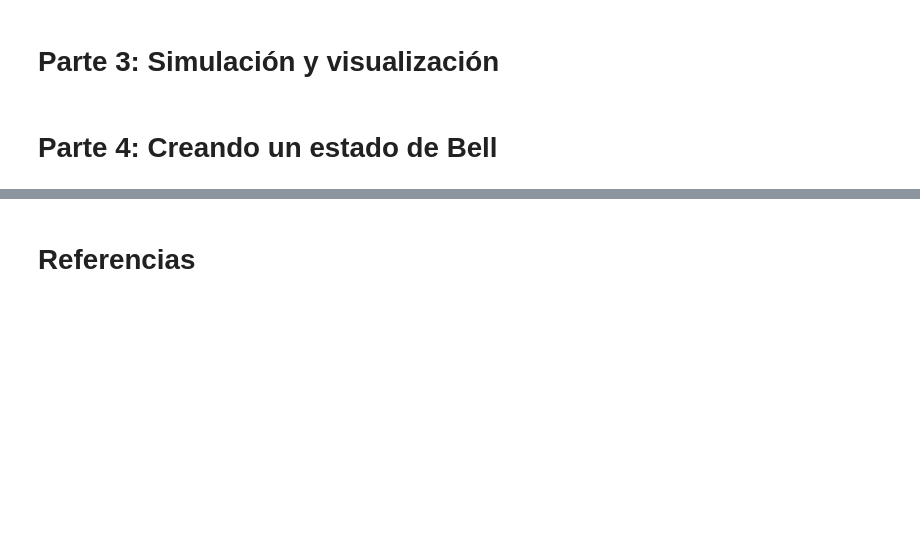
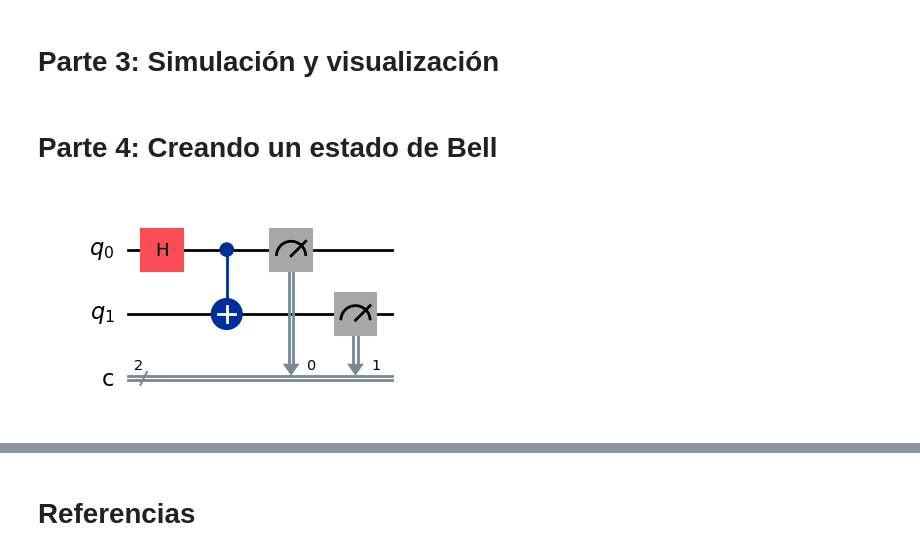
Before and after one commit to Ufoan/Taller_curso_inf_cuantica_525405, a Jupyter notebook: Lab_practico_intro_qiskit_clase_1.ipynb, the cells around one changed output, grey strips where cells are left out. Saved outputs shown, nothing was run; the diff lists cells and outputs as text; code cells hidden in the pictures; blank space fills up the shorter version.

```diff
--- a/Lab_practico_intro_qiskit_clase_1.ipynb
+++ b/Lab_practico_intro_qiskit_clase_1.ipynb
@@ -140,3 +140,11 @@ En caso que no funcione la tabla, poner imagen:
 # Parte 3: Simulación y visualización
 # %% [markdown]
 # Parte 4: Creando un estado de Bell
+# %%
+qc2 = QuantumCircuit(2,2)
+qc2.h(0)
+qc2.cx(0,1)
+qc2.measure([0,1],[0,1])
+qc2.draw('mpl')
+# %% [output]
+[figure, added]
```
Also changed, not shown: parts of 1 cell of this notebook.
